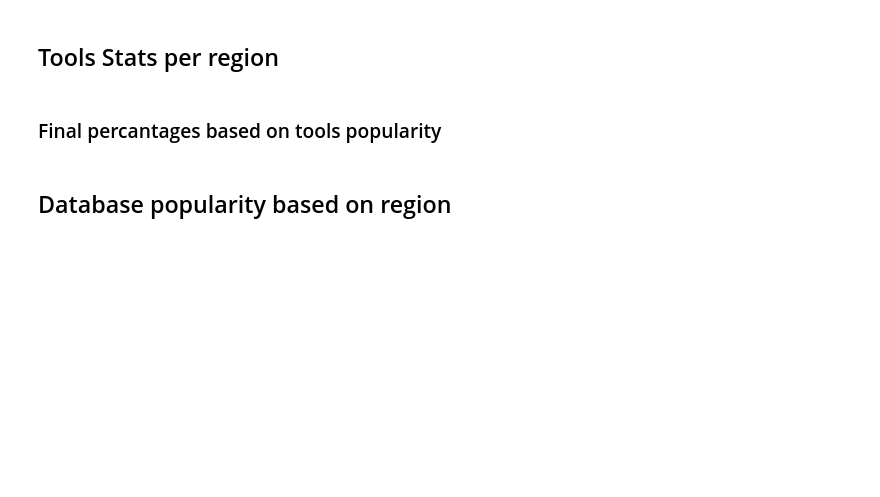
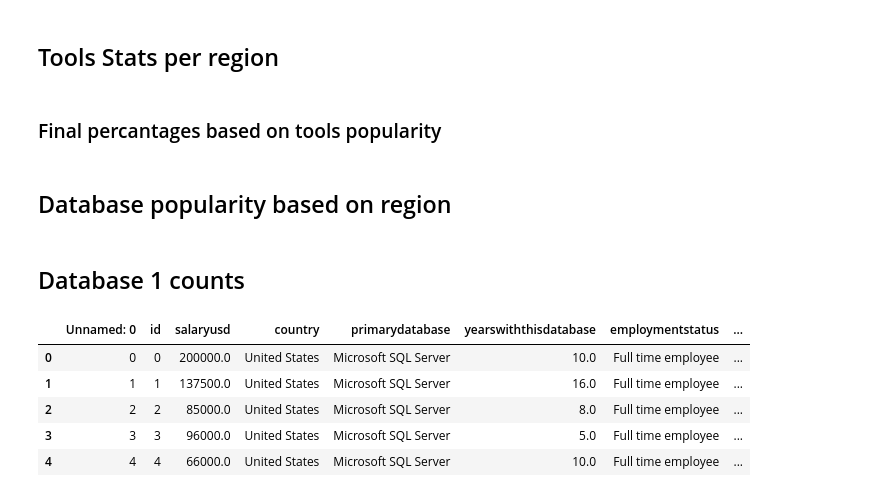
Before and after one commit to adrianavandeguchte/PredictYourSalary, a Jupyter notebook: notebooks/data_stats.ipynb, the cells around one changed output. Drawn from its saved outputs; the diff is of its cells as text; code cells hidden in the pictures; blank space fills up the shorter version.

```diff
--- a/notebooks/data_stats.ipynb
+++ b/notebooks/data_stats.ipynb
@@ -557,3 +506,16 @@ region_database_perc.head()
 # renaming the columns above
 region_database_perc = region_database_perc.set_axis(['africa', 'asia', 'aus', 'ee', 'la', 'me', 'na', 'sa', 'we'], axis='columns', inplace=False)
 region_database_perc
+# %% [markdown]
+## Database 1 counts
+# %%
+# import clean csv to df
+salary_df1 = pd.read_csv("../exported_data/salary_data1.csv")
+salary_df1.head()
+# %% [output]
+|  | Unnamed: 0 | id | salaryusd | country | primarydatabase | yearswiththisdatabase | employmentstatus | ... |
+| 0 | 0 | 0 | 200000.0 | United States | Microsoft SQL Server | 10.0 | Full time employee | ... |
+| 1 | 1 | 1 | 137500.0 | United States | Microsoft SQL Server | 16.0 | Full time employee | ... |
+| 2 | 2 | 2 | 85000.0 | United States | Microsoft SQL Server | 8.0 | Full time employee | ... |
+| 3 | 3 | 3 | 96000.0 | United States | Microsoft SQL Server | 5.0 | Full time employee | ... |
+| 4 | 4 | 4 | 66000.0 | United States | Microsoft SQL Server | 10.0 | Full time employee | ... |
```
Also changed, not shown: parts of 19 cells of this notebook, 35 other files.
